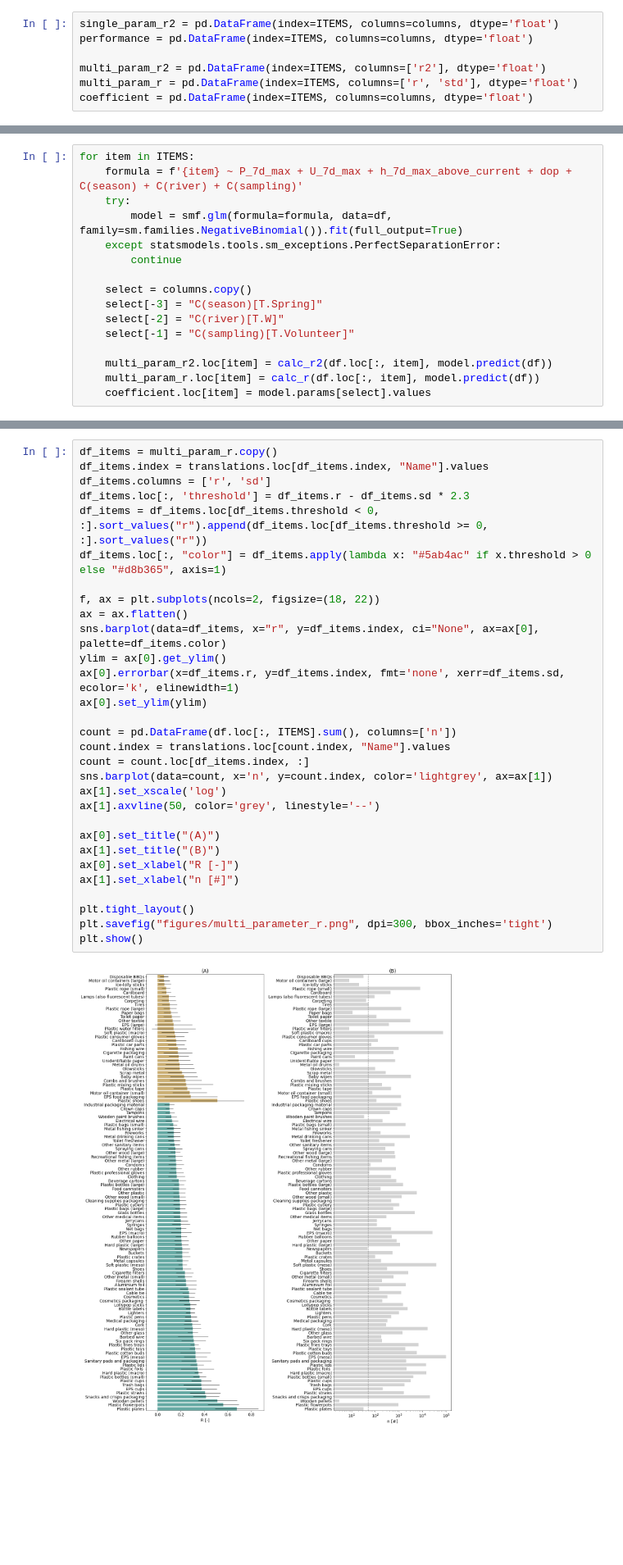
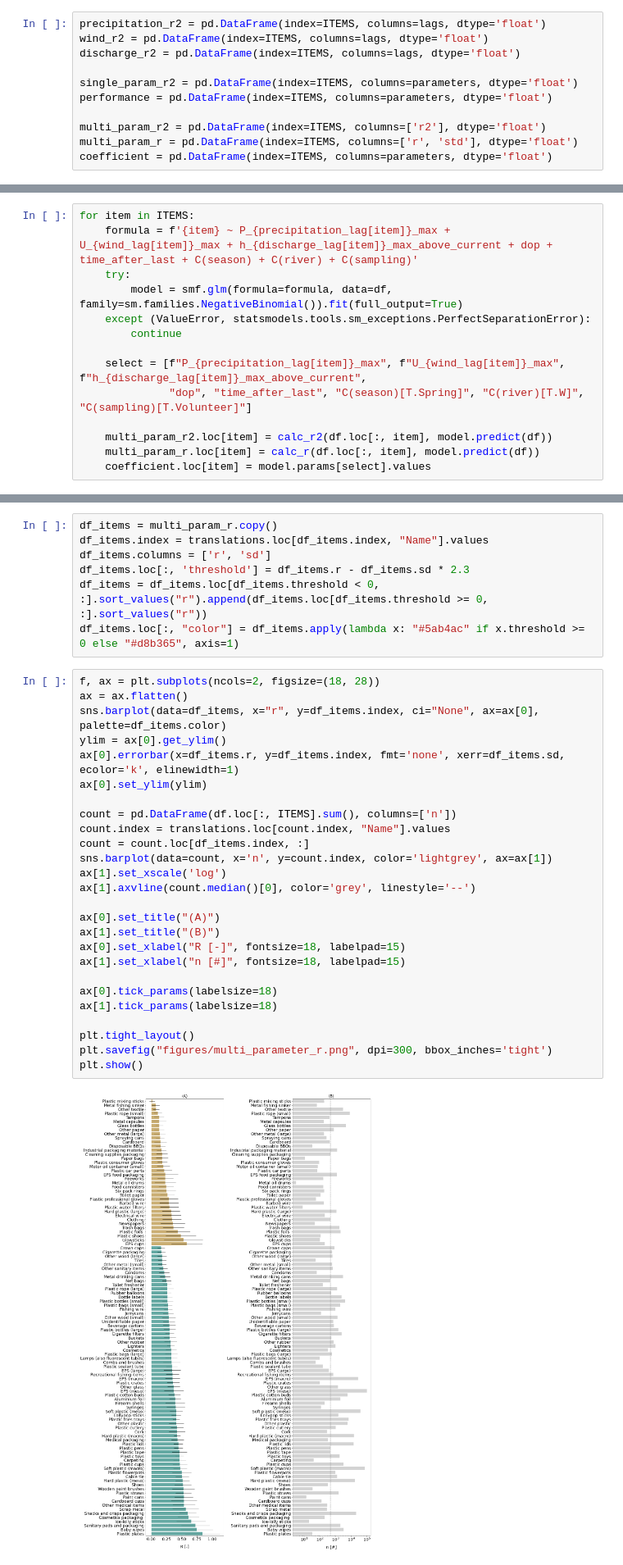
Before and after one commit to jasperroebroek/River_OSPAR_regression_models, a Jupyter notebook: 04_visualisations.ipynb, the cells around one changed output, grey strips where cells are left out. Shown: that part at 82% size. Saved outputs shown, nothing was run; the diff lists cells and outputs as text; blank space fills up the shorter version.

```diff
--- a/04_visualisations.ipynb
+++ b/04_visualisations.ipynb
@@ -74,10 +91,14 @@ object_types = {'plastic': "Grey",
 # %%
-single_param_r2 = pd.DataFrame(index=ITEMS, columns=columns, dtype='float')
-performance = pd.DataFrame(index=ITEMS, columns=columns, dtype='float')
+precipitation_r2 = pd.DataFrame(index=ITEMS, columns=lags, dtype='float')
+wind_r2 = pd.DataFrame(index=ITEMS, columns=lags, dtype='float')
+discharge_r2 = pd.DataFrame(index=ITEMS, columns=lags, dtype='float')
+
+single_param_r2 = pd.DataFrame(index=ITEMS, columns=parameters, dtype='float')
+performance = pd.DataFrame(index=ITEMS, columns=parameters, dtype='float')
 
 multi_param_r2 = pd.DataFrame(index=ITEMS, columns=['r2'], dtype='float')
 multi_param_r = pd.DataFrame(index=ITEMS, columns=['r', 'std'], dtype='float')
-coefficient = pd.DataFrame(index=ITEMS, columns=columns, dtype='float')
+coefficient = pd.DataFrame(index=ITEMS, columns=parameters, dtype='float')
 # %% [markdown]
 ## Modelling
 # %% [markdown]
@@ -122,16 +172,14 @@ sampling
 ### Multi-parameter models
 # %%
 for item in ITEMS:
-    formula = f'{item} ~ P_7d_max + U_7d_max + h_7d_max_above_current + dop + C(season) + C(river) + C(sampling)'
+    formula = f'{item} ~ P_{precipitation_lag[item]}_max + U_{wind_lag[item]}_max + h_{discharge_lag[item]}_max_above_current + dop + time_after_last + C(season) + C(river) + C(sampling)'
     try:
         model = smf.glm(formula=formula, data=df, family=sm.families.NegativeBinomial()).fit(full_output=True)
-    except statsmodels.tools.sm_exceptions.PerfectSeparationError:
+    except (ValueError, statsmodels.tools.sm_exceptions.PerfectSeparationError):
         continue
 
-    select = columns.copy()
-    select[-3] = "C(season)[T.Spring]"
-    select[-2] = "C(river)[T.W]"
-    select[-1] = "C(sampling)[T.Volunteer]"
+    select = [f"P_{precipitation_lag[item]}_max", f"U_{wind_lag[item]}_max", f"h_{discharge_lag[item]}_max_above_current",
+              "dop", "time_after_last", "C(season)[T.Spring]", "C(river)[T.W]", "C(sampling)[T.Volunteer]"]
 
     multi_param_r2.loc[item] = calc_r2(df.loc[:, item], model.predict(df))
     multi_param_r.loc[item] = calc_r(df.loc[:, item], model.predict(df))
@@ -171,34 +220,37 @@ plt.show()
 # %% [markdown]
 ### Christmas tree
+# %%
+df_items = multi_param_r.copy()
+df_items.index = translations.loc[df_items.index, "Name"].values
+df_items.columns = ['r', 'sd']
+df_items.loc[:, 'threshold'] = df_items.r - df_items.sd * 2.3
+df_items = df_items.loc[df_items.threshold < 0, :].sort_values("r").append(df_items.loc[df_items.threshold >= 0, :].sort_values("r"))
+df_items.loc[:, "color"] = df_items.apply(lambda x: "#5ab4ac" if x.threshold >= 0 else "#d8b365", axis=1)
 # %%
-df_items = multi_param_r.copy()
-df_items.index = translations.loc[df_items.index, "Name"].values
-df_items.columns = ['r', 'sd']
-df_items.loc[:, 'threshold'] = df_items.r - df_items.sd * 2.3
-df_items = df_items.loc[df_items.threshold < 0, :].sort_values("r").append(df_items.loc[df_items.threshold >= 0, :].sort_values("r"))
-df_items.loc[:, "color"] = df_items.apply(lambda x: "#5ab4ac" if x.threshold > 0 else "#d8b365", axis=1)
-
-f, ax = plt.subplots(ncols=2, figsize=(18, 22))
+f, ax = plt.subplots(ncols=2, figsize=(18, 28))
 ax = ax.flatten()
 sns.barplot(data=df_items, x="r", y=df_items.index, ci="None", ax=ax[0], palette=df_items.color)
 ylim = ax[0].get_ylim()
 ax[0].errorbar(x=df_items.r, y=df_items.index, fmt='none', xerr=df_items.sd, ecolor='k', elinewidth=1)
 ax[0].set_ylim(ylim)
 
 count = pd.DataFrame(df.loc[:, ITEMS].sum(), columns=['n'])
 count.index = translations.loc[count.index, "Name"].values
 count = count.loc[df_items.index, :]
 sns.barplot(data=count, x='n', y=count.index, color='lightgrey', ax=ax[1])
 ax[1].set_xscale('log')
-ax[1].axvline(50, color='grey', linestyle='--')
+ax[1].axvline(count.median()[0], color='grey', linestyle='--')
 
 ax[0].set_title("(A)")
 ax[1].set_title("(B)")
-ax[0].set_xlabel("R [-]")
-ax[1].set_xlabel("n [#]")
+ax[0].set_xlabel("R [-]", fontsize=18, labelpad=15)
+ax[1].set_xlabel("n [#]", fontsize=18, labelpad=15)
+
+ax[0].tick_params(labelsize=18)
+ax[1].tick_params(labelsize=18)
 
 plt.tight_layout()
 plt.savefig("figures/multi_parameter_r.png", dpi=300, bbox_inches='tight')
 plt.show()
 # %% [output]
-[figure, old version]
+[figure, new version]
```
Also changed, not shown: parts of 24 cells of this notebook, 1 other file.
